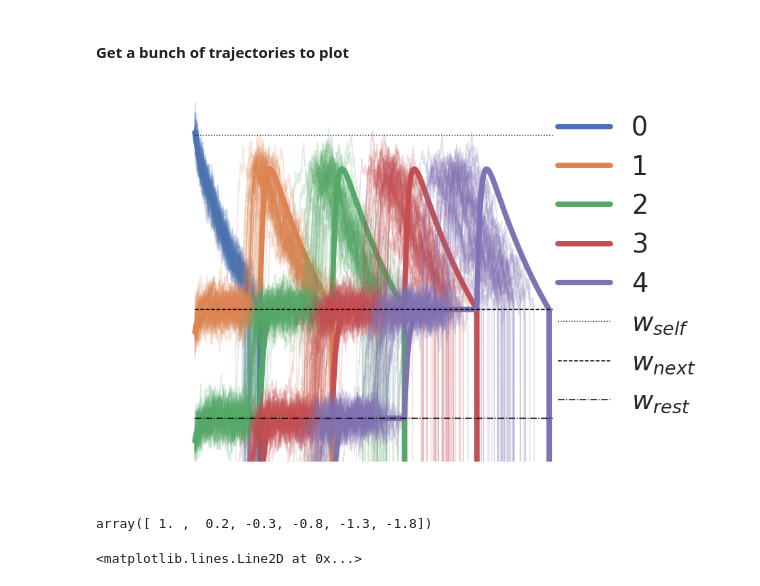
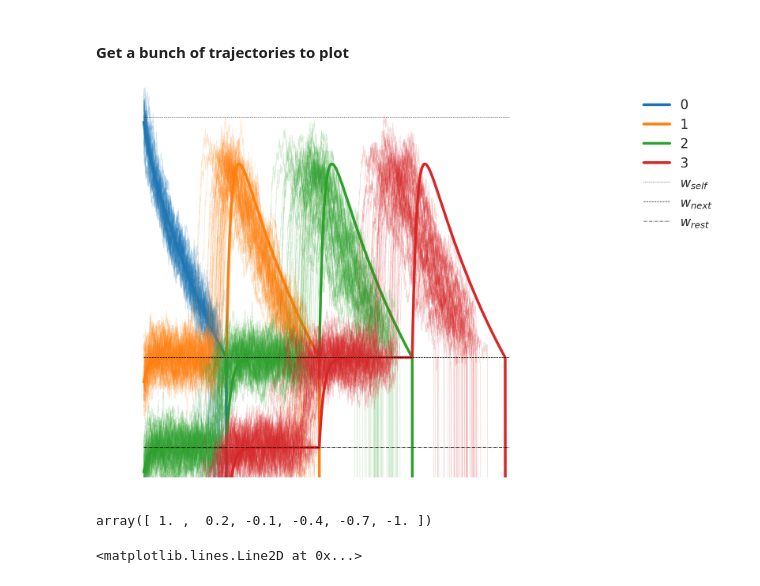
Before and after one commit to h-mayorquin/sequence_learning_paper, a Jupyter notebook: jupyter/2018-09-10(Noise trajectory graph).ipynb, the cells around one changed output. Cells and saved outputs as stored; diff of their text form; code cells hidden in the pictures.

```diff
--- a/jupyter/2018-09-10(Noise trajectory graph).ipynb
+++ b/jupyter/2018-09-10(Noise trajectory graph).ipynb
@@ -45,7 +45,7 @@ sns.set_style("whitegrid", {'axes.grid': False})
 #### First get one trajectory
 # %%
 n_trajectories = 50
-indexes = [0, 1, 2, 3, 4]
+indexes = [0, 1, 2, 3]
 sigma_out_trajectories = 0.05
 # %%
 %%time
@@ -69,7 +69,7 @@ n_patterns = 6
 ws = 1.0
 wn =  0.2
 wb = -20.0
-alpha = 0.5
+alpha = 0.3
 
 T_persistence = 0.200
 
@@ -118,11 +118,15 @@ Wall time: 15.6 s
 lw = 8
 alpha_graph = 0.2
 save = True
-start = 2 * tau_s
+start = 2.25 * tau_s
 star_index = int(start / dt)
 plot_time = manager.time[star_index:]
 
-fig = plt.figure()
+factor_scale = 1.5
+s1 = int(18 * factor_scale)
+s2 = int(12 * factor_scale)
+
+fig = plt.figure(figsize=(s1, s2))
 ax = fig.add_subplot(111)
 
 # Plot the deterministic trajectories
@@ -132,39 +136,40 @@ for index in indexes:
 
 # Plot the noise trajectories
 for index in indexes:
     s_noise = trajectories_dic[index]
     for n_index in range(n_trajectories):
         s_instance = s_noise[n_index][star_index:]
         ax.plot(plot_time, s_instance, alpha=alpha_graph, color=colors[index])
 
 # Plot the connectivity landmarks
 if True:
     wr = wn - alpha
     ax.plot(plot_time, ws * np.ones(plot_time.size), ls=':', color='black', label=r'$w_{self}$')
     ax.plot(plot_time, wn * np.ones(plot_time.size), ls='--', color='black', label=r'$w_{next}$');
     ax.plot(plot_time, wr * np.ones(plot_time.size), ls='-.', color='black', label=r'$w_{rest}$')
 
 
-ax.set_ylim([wr - 0.2, ws + 0.2])
+ax.set_ylim([wr - 0.1, ws + 0.1])
 ax.set_xlim([0, manager.time[-1] + 2.3 * T_persistence])
 ax.legend(frameon=False, loc=1)
 
 if True:
     ax.axis('off')
 
+fig.tight_layout()
 
 if save:
     directory = '../plot_producers/'
     file_name = 'noisy_trajectories_example' +str(n_trajectories)
     format_string = '.pdf'
     string_to_save = directory + file_name + format_string
     fig.savefig(string_to_save, frameon=False, dpi=110, bbox_inches='tight')
 # %% [output]
-[figure, old version]
+[figure, new version]
 # %%
 manager.nn.w[:, 0]
 # %% [output]
-array([ 1. ,  0.2, -0.3, -0.8, -1.3, -1.8])
+array([ 1. ,  0.2, -0.1, -0.4, -0.7, -1. ])
 # %%
 x = np.array(trajectories_dic[1])
 # %%
```
Also changed, not shown: parts of 1 cell of this notebook, 4 other files.
